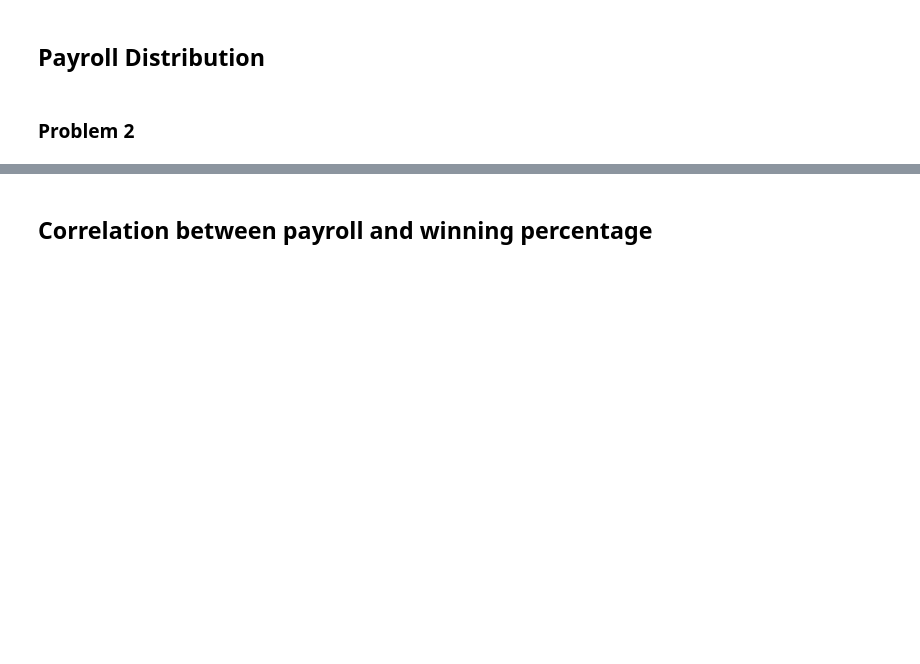
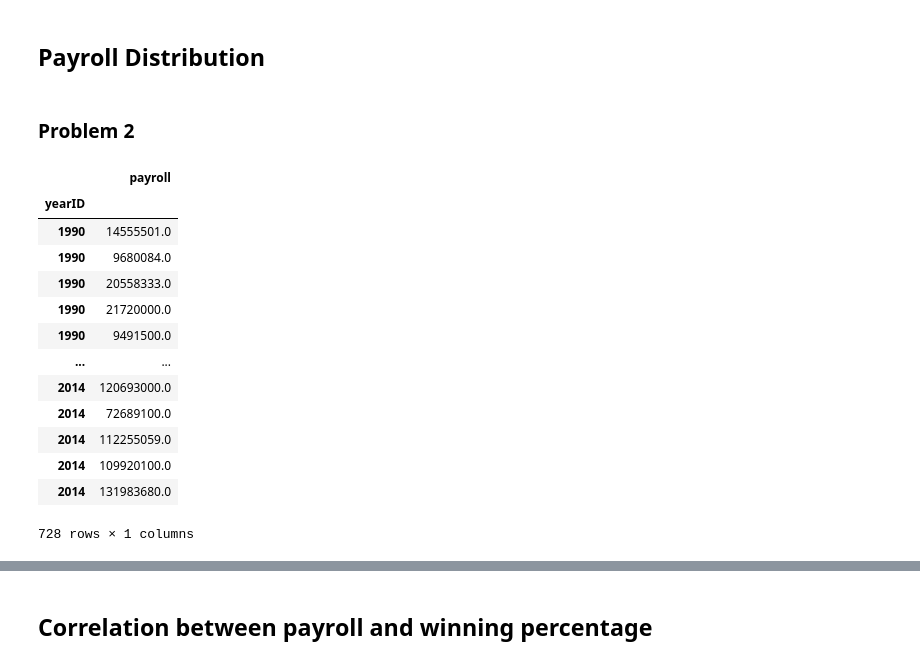
Before and after one commit to jpdevito/cmsc320, a Jupyter notebook: Project 2.ipynb, the cells around one changed output, grey strips where cells are left out. Saved outputs shown, nothing was run; the diff lists cells and outputs as text; code cells hidden in the pictures; blank space fills up the shorter version.

```diff
--- a/Project 2.ipynb
+++ b/Project 2.ipynb
@@ -67,0 +74,17 @@ For both of these tables, when the row exists, all variables in the row seem to
+# %%
+payrolls
+# %% [output]
+|  | payroll |
+| yearID |  |
+| 1990 | 14555501.0 |
+| 1990 | 9680084.0 |
+| 1990 | 20558333.0 |
+| 1990 | 21720000.0 |
+| 1990 | 9491500.0 |
+| ... | ... |
+| 2014 | 120693000.0 |
+| 2014 | 72689100.0 |
+| 2014 | 112255059.0 |
+| 2014 | 109920100.0 |
+| 2014 | 131983680.0 |
+728 rows × 1 columns
```
Also changed, not shown: parts of 18 cells of this notebook.
